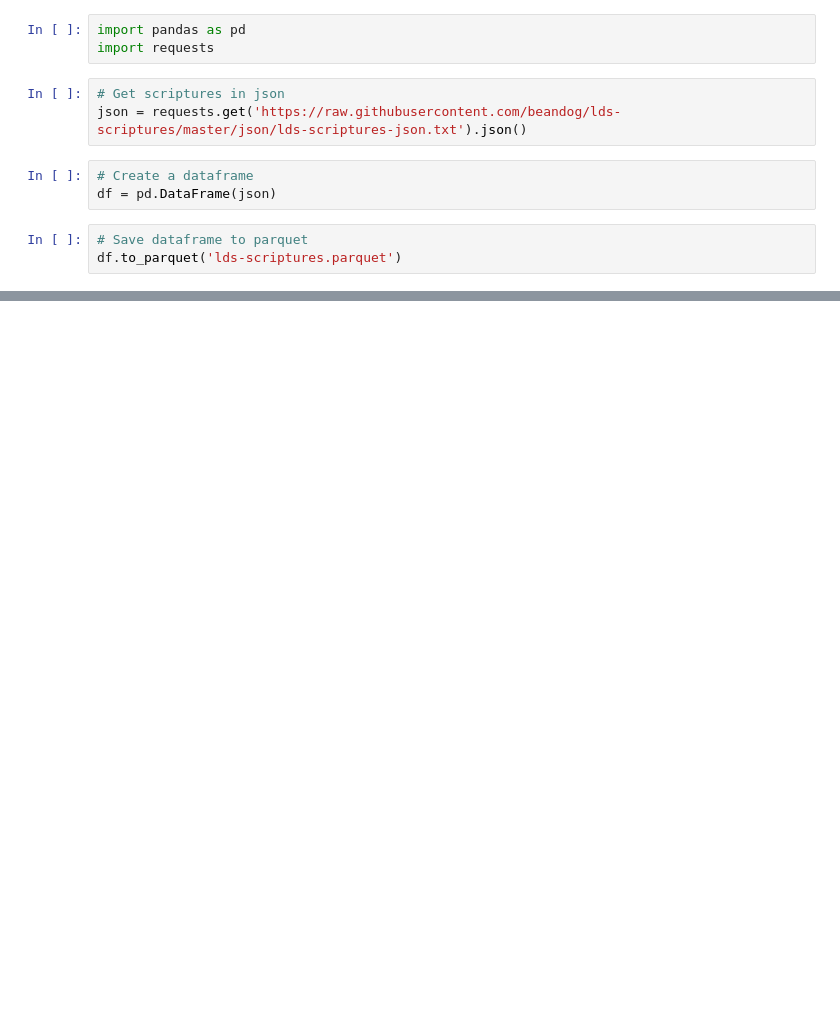
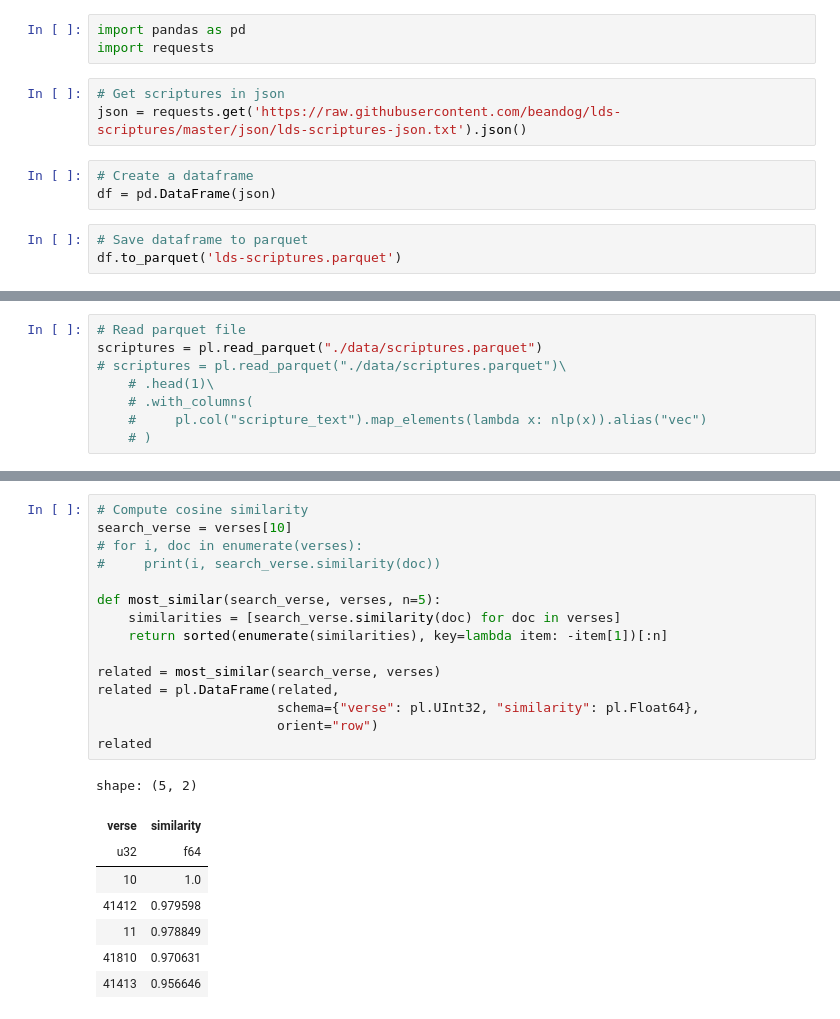
Before and after one commit to bonniesites/Scriptures, a Jupyter notebook: scriptures.ipynb, the cells around one changed output, grey strips where cells are left out. Saved outputs shown, nothing was run; the diff lists cells and outputs as text; blank space fills up the shorter version.

```diff
--- a/scriptures.ipynb
+++ b/scriptures.ipynb
@@ -21,0 +17,8 @@ scripture
+# %%
+# Read parquet file
+scriptures = pl.read_parquet("./data/scriptures.parquet")
+# scriptures = pl.read_parquet("./data/scriptures.parquet")\
+    # .head(1)\
+    # .with_columns(
+    #     pl.col("scripture_text").map_elements(lambda x: nlp(x)).alias("vec")
+    # )
@@ -21,0 +80,24 @@ scripture
+# %%
+# Compute cosine similarity
+search_verse = verses[10]
+# for i, doc in enumerate(verses):
+#     print(i, search_verse.similarity(doc))
+
+def most_similar(search_verse, verses, n=5):
+    similarities = [search_verse.similarity(doc) for doc in verses]
+    return sorted(enumerate(similarities), key=lambda item: -item[1])[:n]
+
+related = most_similar(search_verse, verses)
+related = pl.DataFrame(related,
+                       schema={"verse": pl.UInt32, "similarity": pl.Float64},
+                       orient="row")
+related
+# %% [output]
+shape: (5, 2)
+| verse | similarity |
+| u32 | f64 |
+| 10 | 1.0 |
+| 41412 | 0.979598 |
+| 11 | 0.978849 |
+| 41810 | 0.970631 |
+| 41413 | 0.956646 |
```
Also changed, not shown: parts of 11 cells of this notebook, 2 other files.
